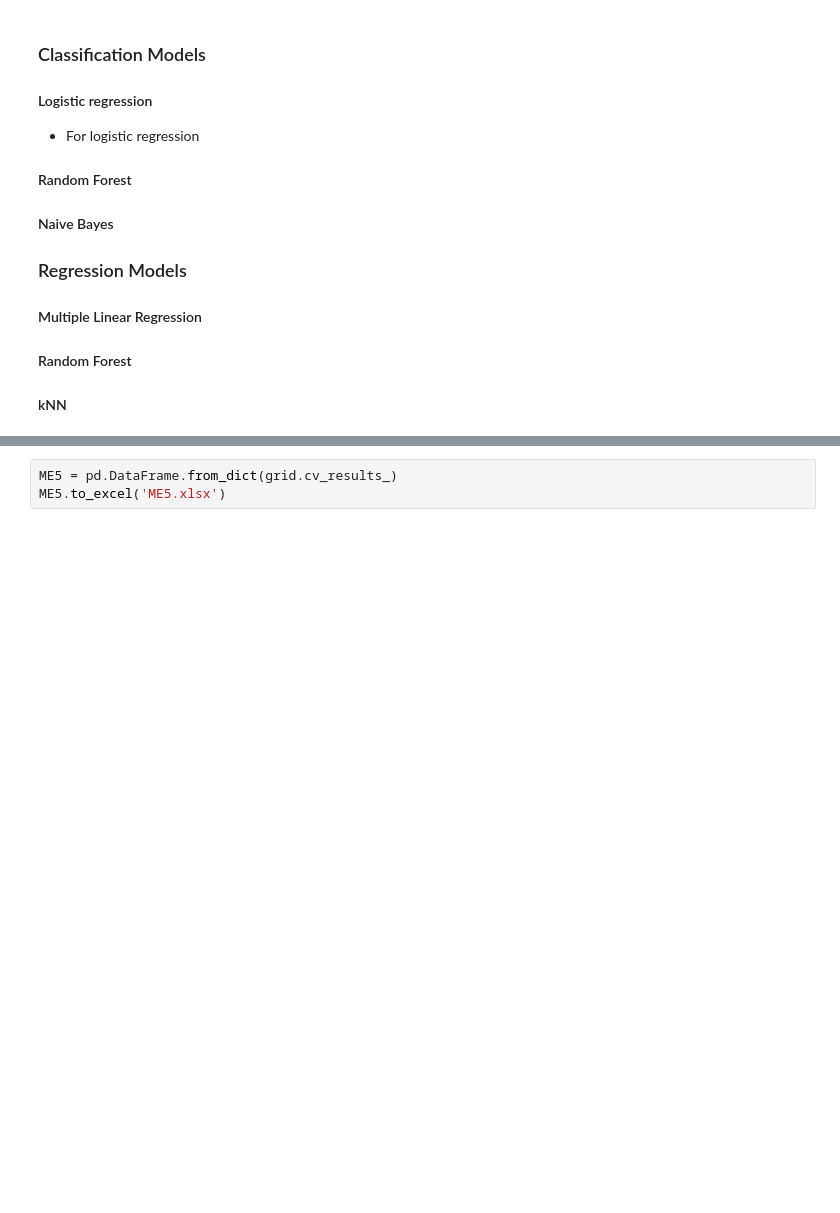
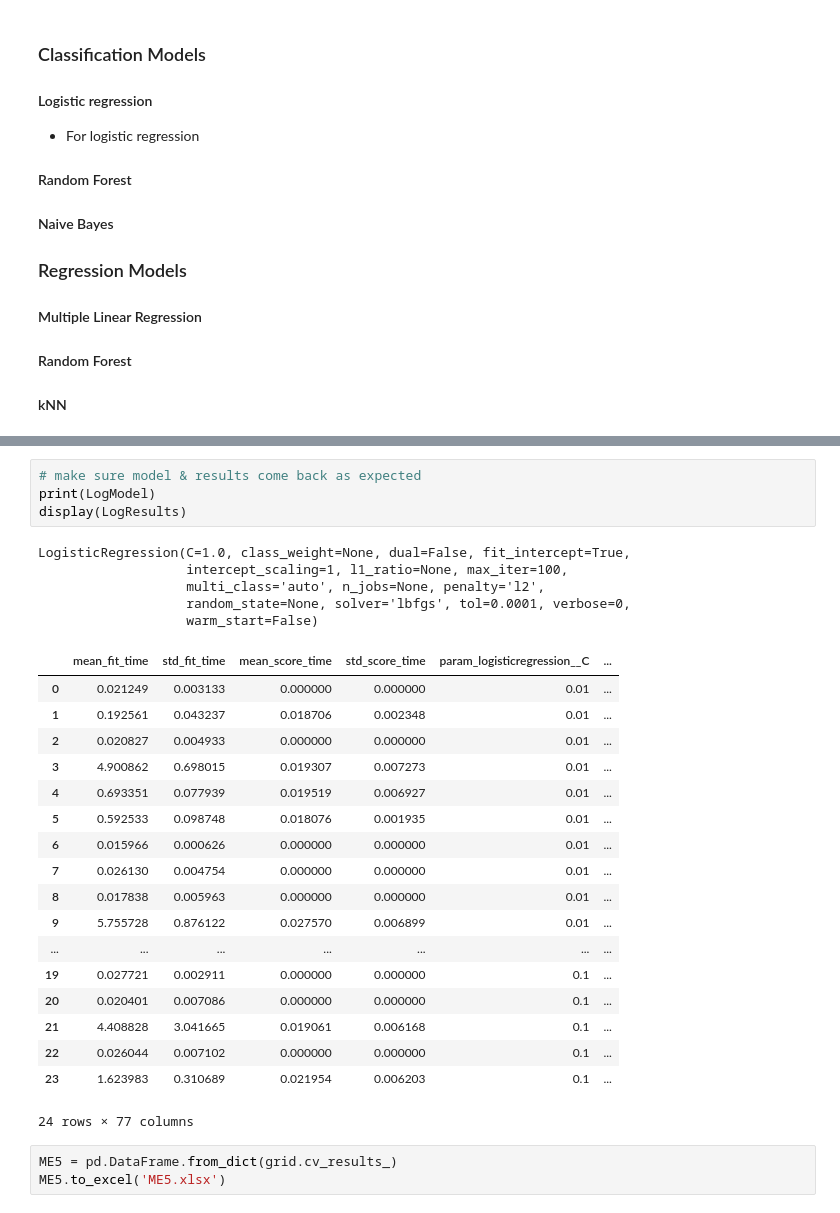
Before and after one commit to sachinac/ML7331, a Jupyter notebook: msds_7331_lab_2_v01.ipynb, the cells around one changed output, grey strips where cells are left out. Drawn from its saved outputs; the diff is of its cells as text; blank space fills up the shorter version.

```diff
--- a/msds_7331_lab_2_v01.ipynb
+++ b/msds_7331_lab_2_v01.ipynb
@@ -507,3 +549,31 @@ grid time:  29.06906820498989
+# %%
+# make sure model & results come back as expected
+print(LogModel)
+display(LogResults)
+# %% [output]
+LogisticRegression(C=1.0, class_weight=None, dual=False, fit_intercept=True,
+                   intercept_scaling=1, l1_ratio=None, max_iter=100,
+                   multi_class='auto', n_jobs=None, penalty='l2',
+                   random_state=None, solver='lbfgs', tol=0.0001, verbose=0,
+                   warm_start=False)
+|  | mean_fit_time | std_fit_time | mean_score_time | std_score_time | param_logisticregression__C | ... |
+| 0 | 0.021249 | 0.003133 | 0.000000 | 0.000000 | 0.01 | ... |
+| 1 | 0.192561 | 0.043237 | 0.018706 | 0.002348 | 0.01 | ... |
+| 2 | 0.020827 | 0.004933 | 0.000000 | 0.000000 | 0.01 | ... |
+| 3 | 4.900862 | 0.698015 | 0.019307 | 0.007273 | 0.01 | ... |
+| 4 | 0.693351 | 0.077939 | 0.019519 | 0.006927 | 0.01 | ... |
+| 5 | 0.592533 | 0.098748 | 0.018076 | 0.001935 | 0.01 | ... |
+| 6 | 0.015966 | 0.000626 | 0.000000 | 0.000000 | 0.01 | ... |
+| 7 | 0.026130 | 0.004754 | 0.000000 | 0.000000 | 0.01 | ... |
+| 8 | 0.017838 | 0.005963 | 0.000000 | 0.000000 | 0.01 | ... |
+| 9 | 5.755728 | 0.876122 | 0.027570 | 0.006899 | 0.01 | ... |
+| ... | ... | ... | ... | ... | ... | ... |
+| 19 | 0.027721 | 0.002911 | 0.000000 | 0.000000 | 0.1 | ... |
+| 20 | 0.020401 | 0.007086 | 0.000000 | 0.000000 | 0.1 | ... |
+| 21 | 4.408828 | 3.041665 | 0.019061 | 0.006168 | 0.1 | ... |
+| 22 | 0.026044 | 0.007102 | 0.000000 | 0.000000 | 0.1 | ... |
+| 23 | 1.623983 | 0.310689 | 0.021954 | 0.006203 | 0.1 | ... |
+24 rows × 77 columns
 # %%
 ME5 = pd.DataFrame.from_dict(grid.cv_results_)
 ME5.to_excel('ME5.xlsx')
```
Also changed, not shown: parts of 6 cells of this notebook.
